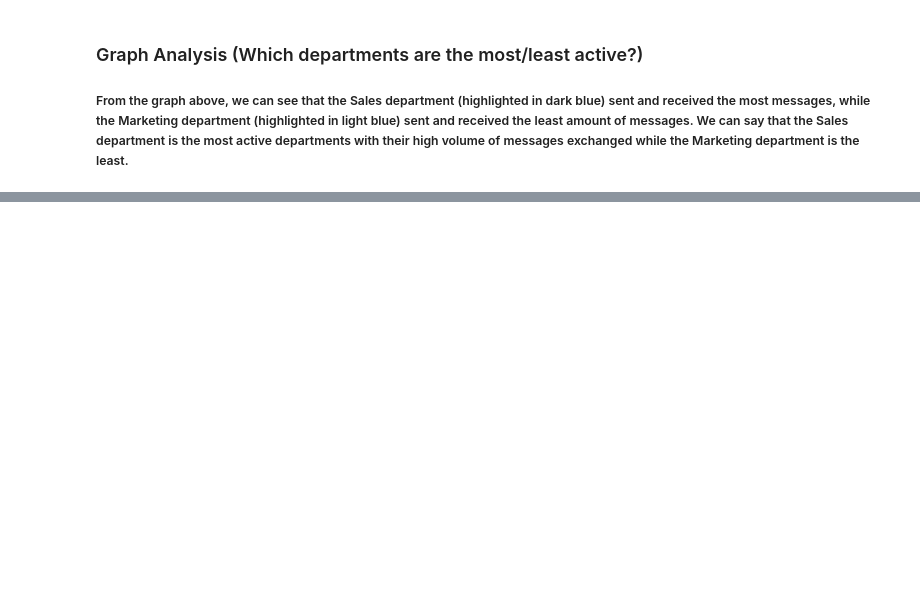
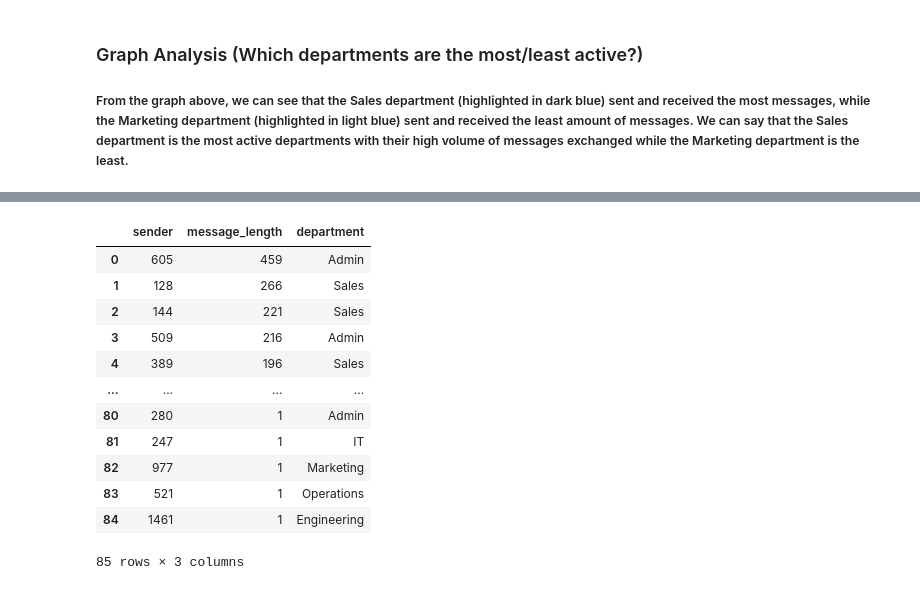
Before and after one commit to nicholastangyx/Datacamp-Competition-Employee-Network-Analysis-, a Jupyter notebook: Analysis.ipynb, the cells around one changed output, grey strips where cells are left out. Cells and saved outputs as stored; diff of their text form; code cells hidden in the pictures; blank space fills up the shorter version.

```diff
--- a/Analysis.ipynb
+++ b/Analysis.ipynb
@@ -282,0 +325,23 @@ test
+# %%
+# Find out which person sent the most messages, irrespective of inter or intra-departmental
+
+most_messages_sent = df2.groupby('sender').agg({'message_length': 'count'})
+most_messages_sent = most_messages_sent.sort_values(by='message_length', ascending=False).reset_index()
+
+most_messages_sent_ = most_messages_sent.merge(employees, left_on='sender', right_on='id', how='inner').drop(columns=['id', 'location', 'age'])
+most_messages_sent_.sender = most_messages_sent_.sender.astype(str)
+most_messages_sent_
+# %% [output]
+|  | sender | message_length | department |
+| 0 | 605 | 459 | Admin |
+| 1 | 128 | 266 | Sales |
+| 2 | 144 | 221 | Sales |
+| 3 | 509 | 216 | Admin |
+| 4 | 389 | 196 | Sales |
+| ... | ... | ... | ... |
+| 80 | 280 | 1 | Admin |
+| 81 | 247 | 1 | IT |
+| 82 | 977 | 1 | Marketing |
+| 83 | 521 | 1 | Operations |
+| 84 | 1461 | 1 | Engineering |
+85 rows × 3 columns
```
Also changed, not shown: parts of 19 cells of this notebook, 1 other file.
